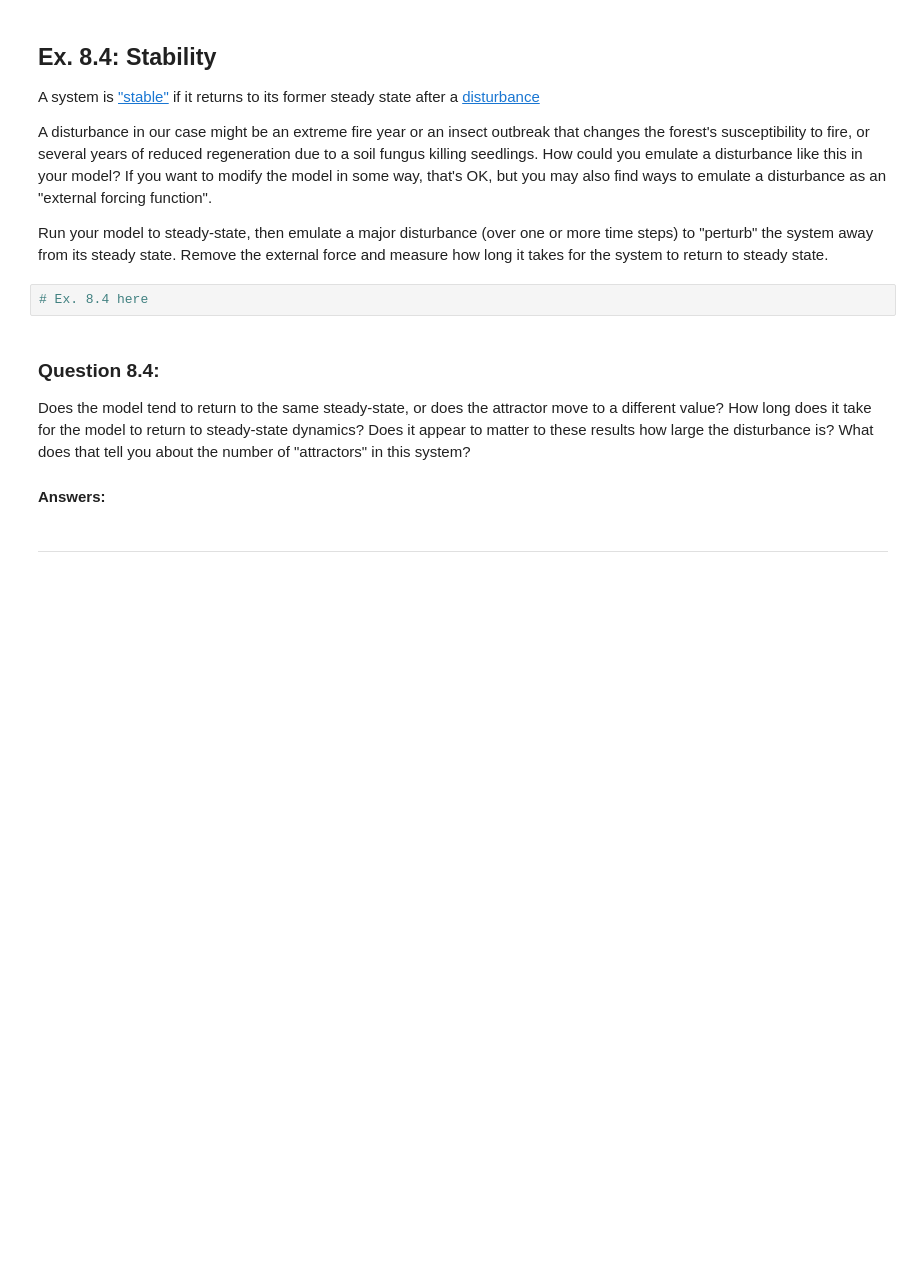
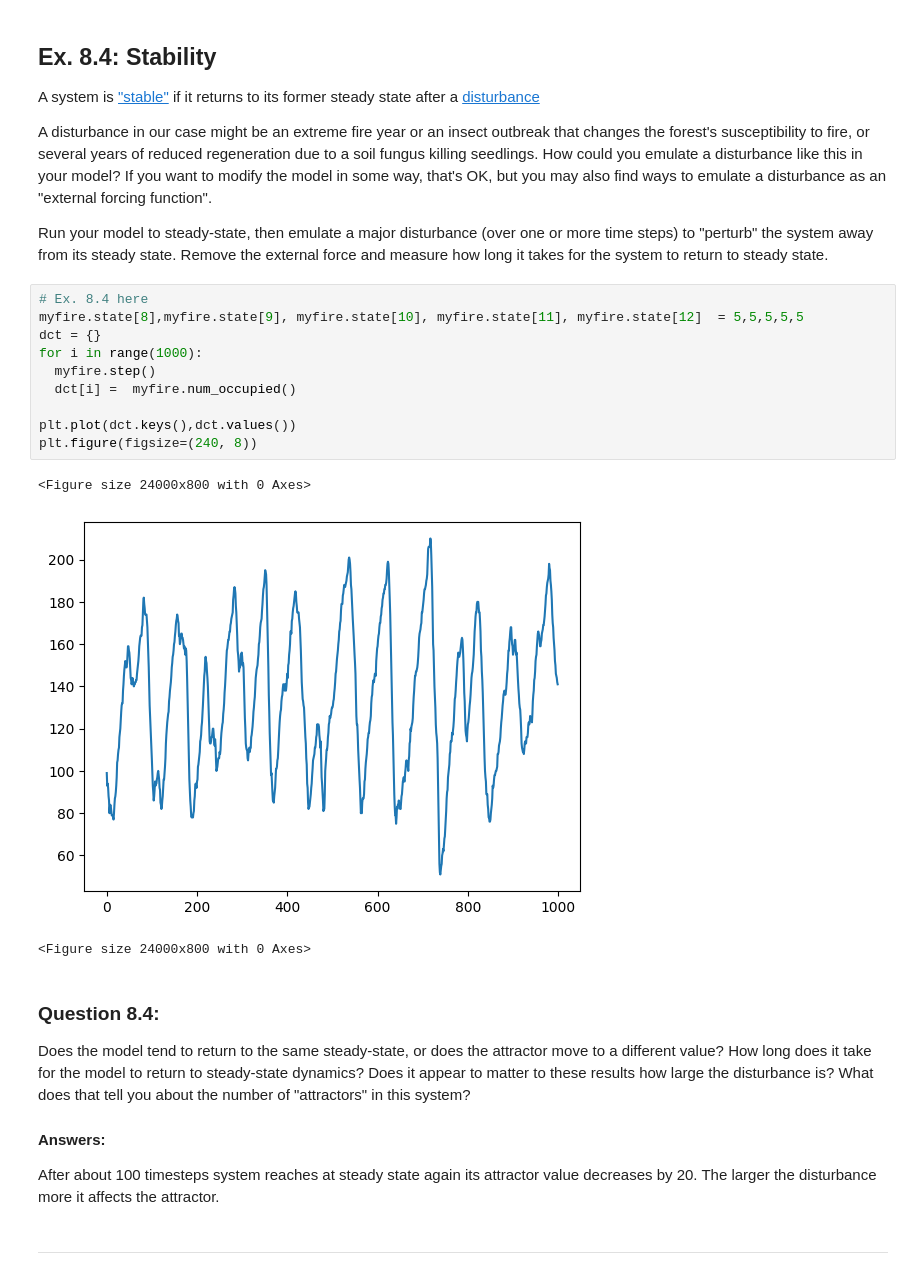
Before and after one commit to iam-arshpreet/cap-comp215, a Jupyter notebook: labs/lab07-10-fire.ipynb, the cells around one changed output. Cells and saved outputs as stored; diff of their text form; blank space fills up the shorter version.

```diff
--- a/labs/lab07-10-fire.ipynb
+++ b/labs/lab07-10-fire.ipynb
@@ -276,8 +276,20 @@ A disturbance in our case might be an extreme fire year or an insect outbreak th
 How could you emulate a disturbance like this in your model?  If you want to modify the model in some way, that's OK, but you may also find ways to emulate a disturbance as an "external forcing function".
 
 Run your model to steady-state, then emulate a major disturbance (over one or more time steps) to "perturb" the system away from its steady state.  Remove the external force and measure how long it takes for the system to return to steady state.
-# %%
-# Ex. 8.4 here
+# %%
+# Ex. 8.4 here
+myfire.state[8],myfire.state[9], myfire.state[10], myfire.state[11], myfire.state[12]  = 5,5,5,5,5
+dct = {}
+for i in range(1000):
+  myfire.step()
+  dct[i] =  myfire.num_occupied()
+
+plt.plot(dct.keys(),dct.values())
+plt.figure(figsize=(240, 8))
+# %% [output]
+<Figure size 24000x800 with 0 Axes>
+[figure, added]
+<Figure size 24000x800 with 0 Axes>
 # %% [markdown]
 ### Question 8.4:
 Does the model tend to return to the same steady-state, or does the attractor move to a different value?
@@ -286,6 +298,7 @@ Does it appear to matter to these results how large the disturbance is?
 What does that tell you about the number of "attractors" in this system?
 
 #### Answers:
+After about 100 timesteps system reaches at steady state again its attractor value decreases by 20. The larger the disturbance more it affects the attractor.
 # %% [markdown]
 -----------------
 # %% [markdown]
```
Also changed, not shown: parts of 1 cell of this notebook.
